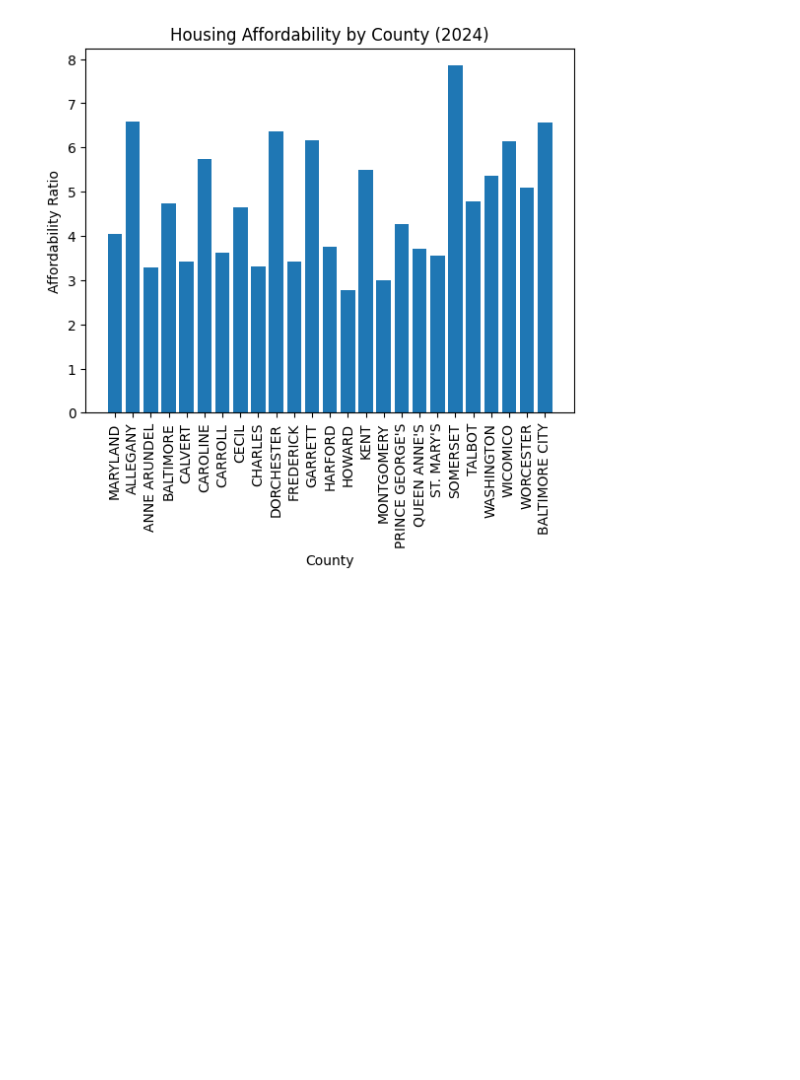
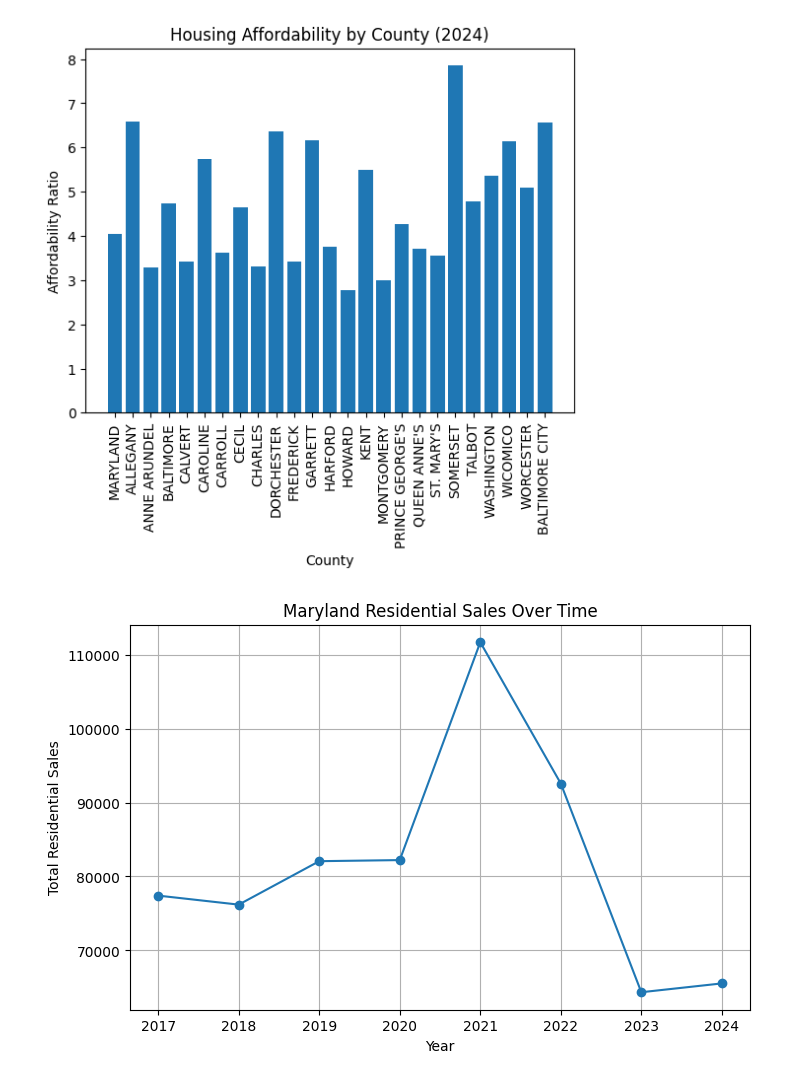
Before and after one commit to KarmanSingh27/INST447_MD_INCOME_VS_HOUSING, a Jupyter notebook: notebook/income_vs_household1.ipynb, the cells around one changed output. Cells and saved outputs as stored; diff of their text form; code cells hidden in the pictures; blank space fills up the shorter version.

```diff
--- a/notebook/income_vs_household1.ipynb
+++ b/notebook/income_vs_household1.ipynb
@@ -224,3 +226,16 @@ plt.title("Housing Affordability by County (2024)")
 plt.show()
 # %% [output]
 [figure]
+# %%
+maryland = merged[merged["geography_clean"] == "MARYLAND"]
+
+plt.figure(figsize=(8,5))
+plt.plot(maryland["year"], maryland["total_residential_sales"], marker="o")
+plt.xlabel("Year")
+plt.ylabel("Total Residential Sales")
+plt.title("Maryland Residential Sales Over Time")
+plt.grid(True)
+
+plt.show()
+# %% [output]
+[figure, added]
```
Also changed, not shown: parts of 3 cells of this notebook, 1 other file.
